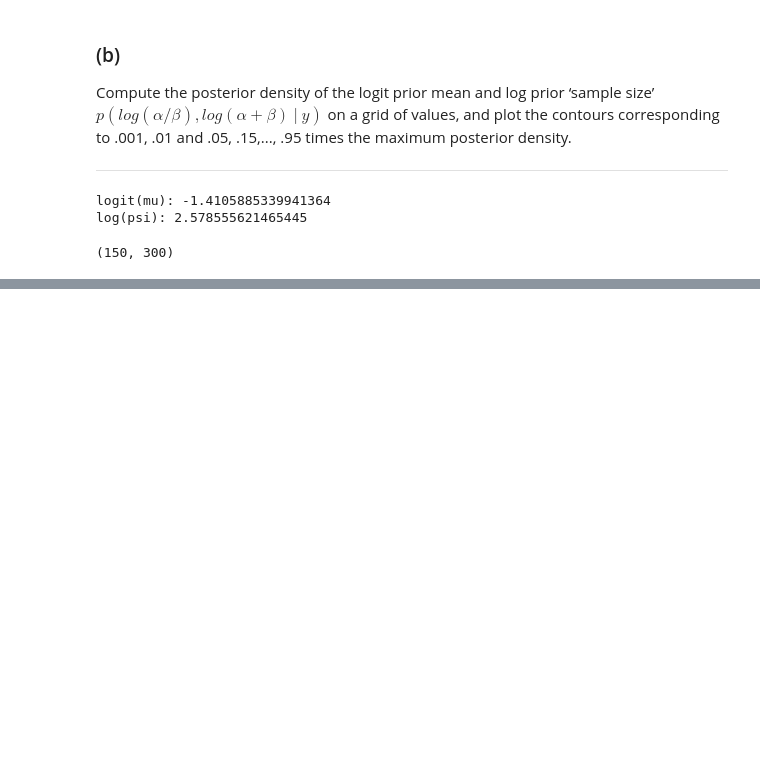
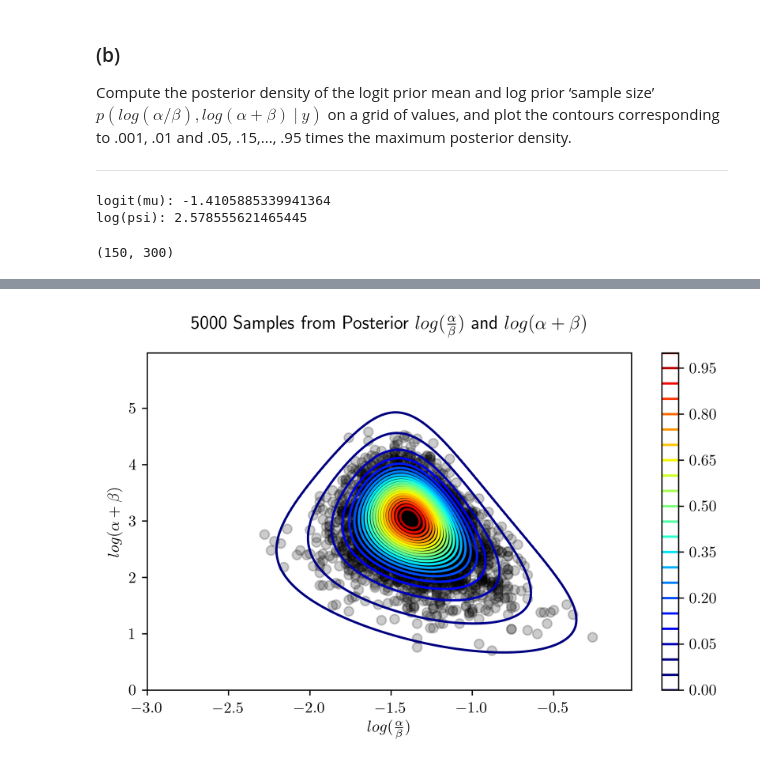
Before and after one commit to GKjohns/Bayesian-Statistics-5224, a Jupyter notebook: hw_3.ipynb, the cells around one changed output, grey strips where cells are left out. Cells and saved outputs as stored; diff of their text form; code cells hidden in the pictures; blank space fills up the shorter version.

```diff
--- a/hw_3.ipynb
+++ b/hw_3.ipynb
@@ -120,0 +126,30 @@ plt.show()
+# %%
+def sample_posterior(n):
+    prob_grid = posterior_grid / posterior_grid.sum()   # normalized
+    mu_prob_marg = prob_grid.sum(axis=1)
+
+    # we need the index to get the marginal for each beta
+    mu_samples_ind = np.random.choice(list(range(logit_mu.shape[0])), n, replace=True, p=mu_prob_marg)
+    mu_samples = logit_mu[mu_samples_ind]
+
+    psi_samples = np.empty_like(mu_samples)
+
+    for i, sample_ind in enumerate(mu_samples_ind):
+        probs = posterior_grid[sample_ind] / posterior_grid[sample_ind].sum()
+        psi_star = np.random.choice(log_psi, 1, replace=True, p=probs)
+        psi_samples[i] = psi_star
+
+    return np.c_[mu_samples, psi_samples]
+# %%
+samples = sample_posterior(5000)
+
+# with plt.style.context('ggplot'):
+plt.scatter(samples[:,0], samples[:,1], color='black', alpha=.2)
+plt.contour(logit_mu, log_psi, posterior_grid.T, levels=levels, cmap=plt.cm.jet)
+plt.xlabel(r'$log(\frac{\alpha}{\beta})$')
+plt.ylabel(r'$log(\alpha + \beta)$')
+plt.colorbar()
+plt.title(r'5000 Samples from Posterior $log(\frac{\alpha}{\beta})$ and $log(\alpha + \beta)$', y=1.025)
+plt.show()
+# %% [output]
+[figure, added]
```
Also changed, not shown: parts of 38 cells of this notebook.
